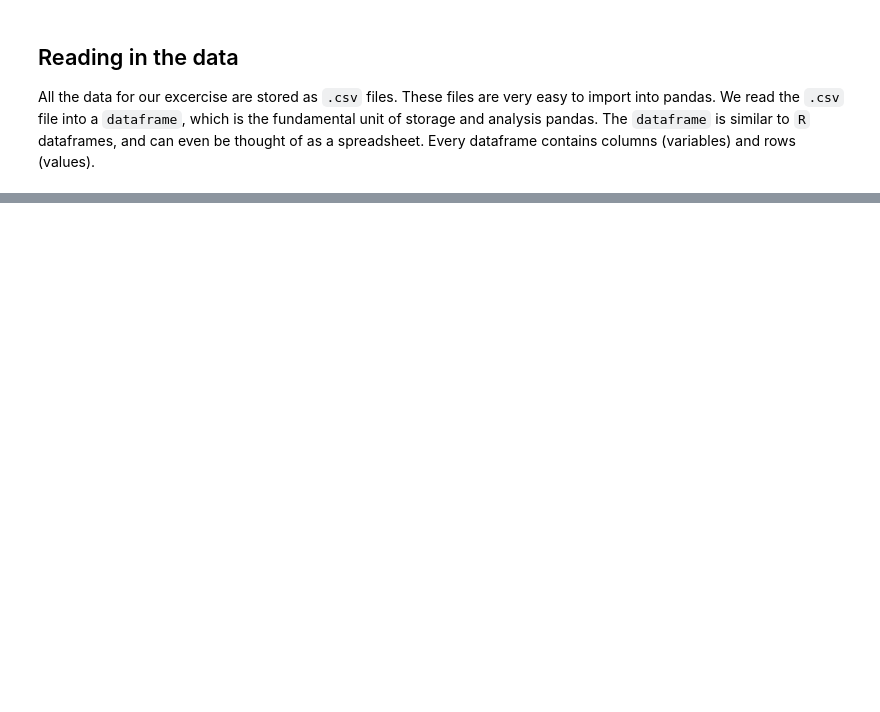
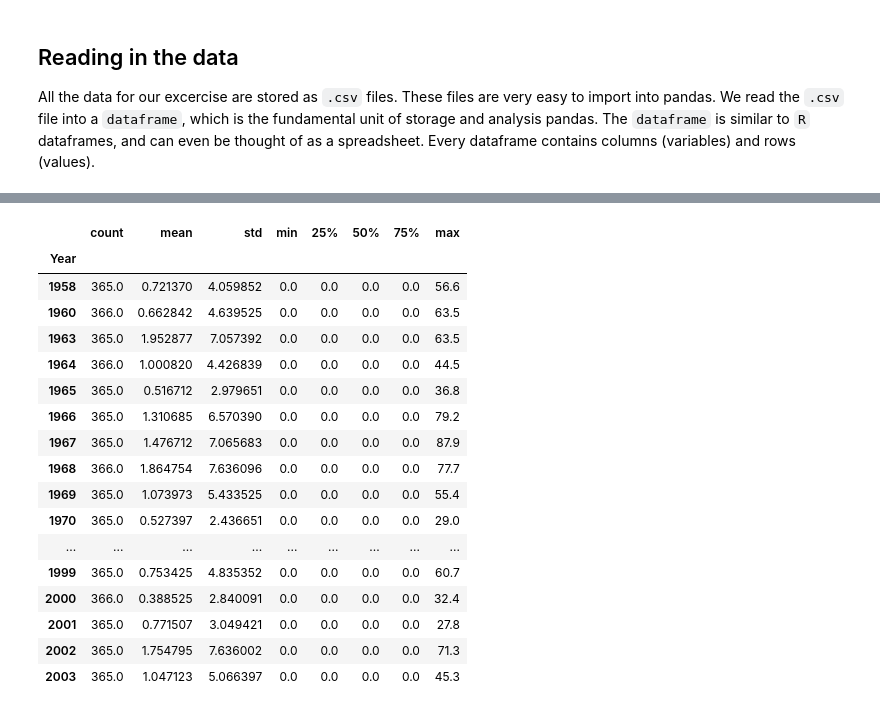
Before and after one commit to ecohydro/RidgeToReef, a Jupyter notebook: chapters/Chapter 1.ipynb, the cells around one changed output, grey strips where cells are left out. Saved outputs shown, nothing was run; the diff lists cells and outputs as text; code cells hidden in the pictures; blank space fills up the shorter version.

```diff
--- a/chapters/Chapter 1.ipynb
+++ b/chapters/Chapter 1.ipynb
@@ -33,0 +121,22 @@ df.head()
+# %%
+yearly_rainfall = df.groupby(["Year"])['Rainfall (mm)']
+yearly_rainfall.describe()
+# %% [output]
+|  | count | mean | std | min | 25% | 50% | 75% | max |
+| Year |  |  |  |  |  |  |  |  |
+| 1958 | 365.0 | 0.721370 | 4.059852 | 0.0 | 0.0 | 0.0 | 0.0 | 56.6 |
+| 1960 | 366.0 | 0.662842 | 4.639525 | 0.0 | 0.0 | 0.0 | 0.0 | 63.5 |
+| 1963 | 365.0 | 1.952877 | 7.057392 | 0.0 | 0.0 | 0.0 | 0.0 | 63.5 |
+| 1964 | 366.0 | 1.000820 | 4.426839 | 0.0 | 0.0 | 0.0 | 0.0 | 44.5 |
+| 1965 | 365.0 | 0.516712 | 2.979651 | 0.0 | 0.0 | 0.0 | 0.0 | 36.8 |
+| 1966 | 365.0 | 1.310685 | 6.570390 | 0.0 | 0.0 | 0.0 | 0.0 | 79.2 |
+| 1967 | 365.0 | 1.476712 | 7.065683 | 0.0 | 0.0 | 0.0 | 0.0 | 87.9 |
+| 1968 | 366.0 | 1.864754 | 7.636096 | 0.0 | 0.0 | 0.0 | 0.0 | 77.7 |
+| 1969 | 365.0 | 1.073973 | 5.433525 | 0.0 | 0.0 | 0.0 | 0.0 | 55.4 |
+| 1970 | 365.0 | 0.527397 | 2.436651 | 0.0 | 0.0 | 0.0 | 0.0 | 29.0 |
+| ... | ... | ... | ... | ... | ... | ... | ... | ... |
+| 1999 | 365.0 | 0.753425 | 4.835352 | 0.0 | 0.0 | 0.0 | 0.0 | 60.7 |
+| 2000 | 366.0 | 0.388525 | 2.840091 | 0.0 | 0.0 | 0.0 | 0.0 | 32.4 |
+| 2001 | 365.0 | 0.771507 | 3.049421 | 0.0 | 0.0 | 0.0 | 0.0 | 27.8 |
+| 2002 | 365.0 | 1.754795 | 7.636002 | 0.0 | 0.0 | 0.0 | 0.0 | 71.3 |
+| 2003 | 365.0 | 1.047123 | 5.066397 | 0.0 | 0.0 | 0.0 | 0.0 | 45.3 |
```
Also changed, not shown: parts of 25 cells of this notebook, 2 other files.
